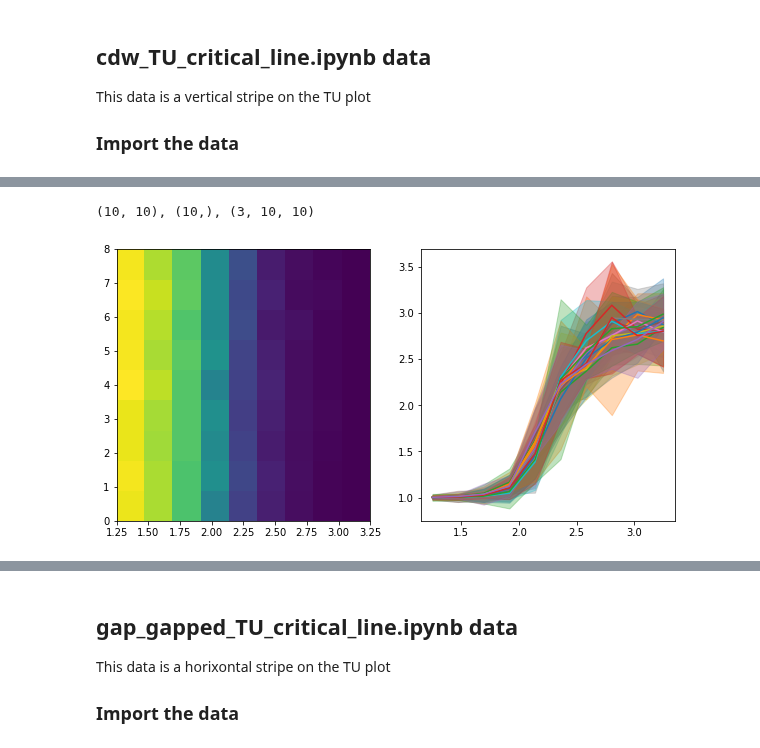
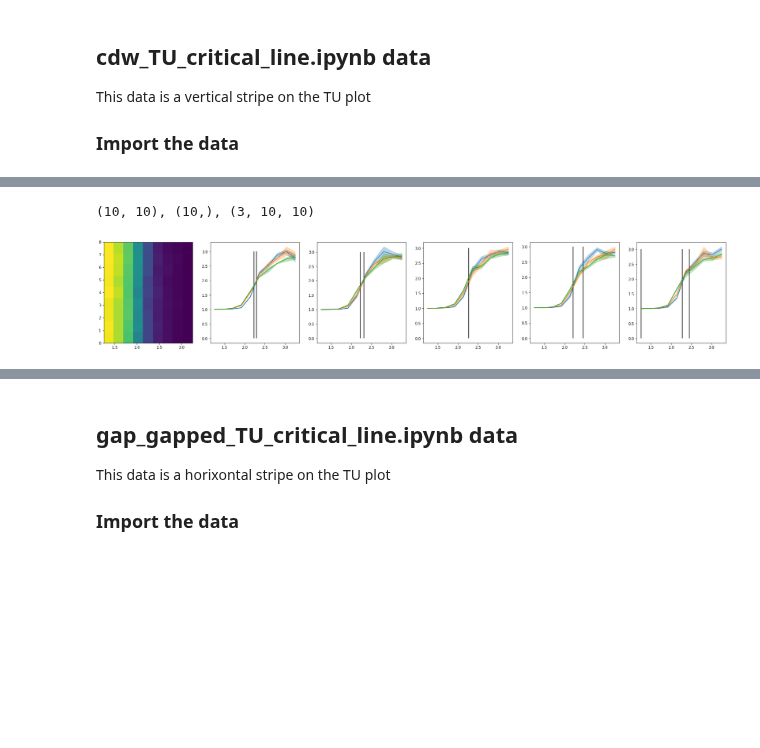
Before and after one commit to TomHodson/FKMC, a Jupyter notebook: notebooks/short_paper_figure_code/process_critical_lines.ipynb, the cells around one changed output, grey strips where cells are left out. Saved outputs shown, nothing was run; the diff lists cells and outputs as text; code cells hidden in the pictures; blank space fills up the shorter version.

```diff
--- a/notebooks/short_paper_figure_code/process_critical_lines.ipynb
+++ b/notebooks/short_paper_figure_code/process_critical_lines.ipynb
@@ -100,0 +50,8 @@ Wall time: 15.3 s
+# %%
+%%time
+from FKMC.import_funcs import incremental_load
+
+functions = [
+    mean_over_MCMC('Mf_moments', N_error_bins = 10),
+]
+cdw_TJ = incremental_load(folder = '~/HPC_data/cdw_TJ_critical_line', functions = functions, force_reload = True)
@@ -230,0 +220,8 @@ Wall time: 36.9 s
+# %%
+%%time
+from FKMC.import_funcs import incremental_load
+
+functions = [
+    mean_over_MCMC('Mf_moments', N_error_bins = 10),
+]
+cdw_TU = incremental_load(folder = '~/HPC_data/cdw_TU_critical_line', functions = functions, force_reload = False)
@@ -233,40 +247,47 @@ from scipy.stats import sem
 
 d = cdw_TU
 
 #mean before
 M2 = np.nanmean(d.Mf_moments[:, :, :, :, 2], axis = 1)
 M4 = np.nanmean(d.Mf_moments[:, :, :, :, 4], axis = 1)
 dM2 = sem(d.Mf_moments[:, :, :, :, 2], axis = 1)
 dM4 = sem(d.Mf_moments[:, :, :, :, 4], axis = 1)
 
 B = M4 / M2**2
 dB = B * np.sqrt((2*dM2/M2)**2 + (dM4 / M4)**2)
 
 
-#mean after
-#M2 = d.Mf_moments[:, :, :, :, 2]
-#M4 = d.Mf_moments[:, :, :, :, 4]
-#B = np.nanmean(M4 / M2**2, axis = 1)
-#dB = sem(M4 / M2**2, axis = 1)
-#M2 = np.nanmean(M2, axis = 1)
+#mean after, I think this makes more sense, these are independant estimates of B after all
+M2 = d.Mf_moments[:, :, :, :, 2]
+M4 = d.Mf_moments[:, :, :, :, 4]
+B = np.nanmean(M4 / M2**2, axis = 1)
+dB = sem(M4 / M2**2, axis = 1)
+M2 = np.nanmean(M2, axis = 1)
 
-n = 2
+n = 6
 f, ax = plt.subplots(1,n, figsize = (n*5, 5), squeeze = False)
 
 Us = d.Us
 Ts = d.Ts
 
 shapes(Js, Ts, B)
 ax[0, 0].pcolormesh(Ts, Us, M2[-1])
 
 from FKMC.plotting import spread
 
 U_i = 5
 
-for U_i in range(1,10,2):
+from FKMC.general import find_zero_crossings, interp_x_position
+
+for U_i, ax in zip(range(1,10,2), ax[0,1:]):
+    for i,j in ((0,1),(1,2)):
+        f = B[j, U_i, :] - B[i, U_i, :]
+        k = find_zero_crossings(f)
+        Tc = interp_x_position(f,Ts,k)
+        ax.vlines(Tc[Tc < 2.5], 0, 3)
 
     for i, N in zip(count(), d.Ns):
-        spread(ax[0,1], Ts, B[i, U_i, :], dB[i, U_i, :])
+        spread(ax, Ts, B[i, U_i, :], dB[i, U_i, :])
 # %% [output]
 (10, 10), (10,), (3, 10, 10)
-[figure, old version]
+[figure, new version]
```
Also changed, not shown: parts of 13 cells of this notebook, 8 other files.
